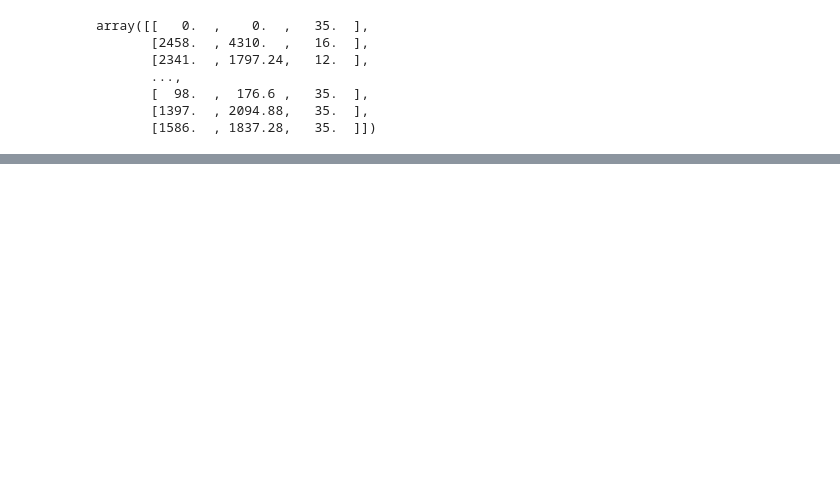
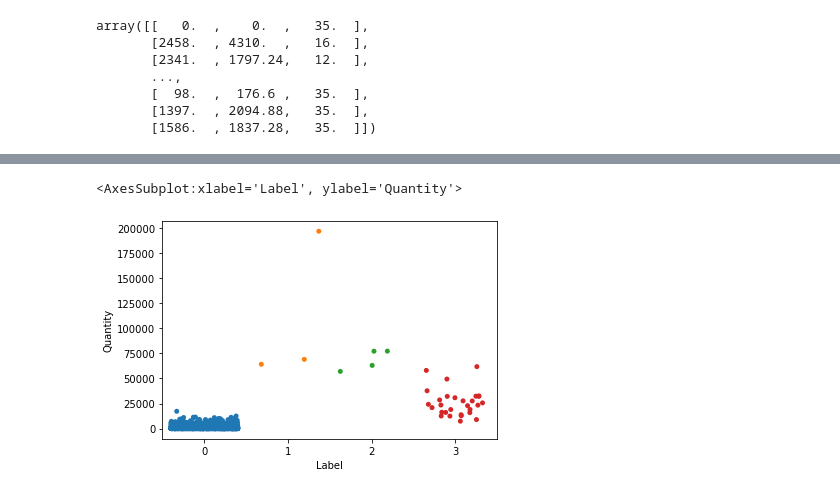
Before and after one commit to comp-machine-learning-spring2021/portfolio-MackieZhou, a Jupyter notebook: coding_1_unsupervised/coding_1.ipynb, the cells around one changed output, grey strips where cells are left out. Drawn from its saved outputs; the diff is of its cells as text; code cells hidden in the pictures; blank space fills up the shorter version.

```diff
--- a/coding_1_unsupervised/coding_1.ipynb
+++ b/coding_1_unsupervised/coding_1.ipynb
@@ -120,0 +182,6 @@ This took 22.070647954940796 seconds to run
+# %%
+km_model = KMeans(n_clusters=4)
+km_model.fit(customer_np)
+
+customer['Label'] = km_model.predict(customer_np)
+customer.head()
@@ -120,0 +195,5 @@ This took 22.070647954940796 seconds to run
+# %%
+sns.stripplot(x='Label', y='Quantity', data=customer, jitter=0.4)
+# %% [output]
+<AxesSubplot:xlabel='Label', ylabel='Quantity'>
+[figure, added]
```
Also changed, not shown: parts of 25 cells of this notebook, 7 other files.
